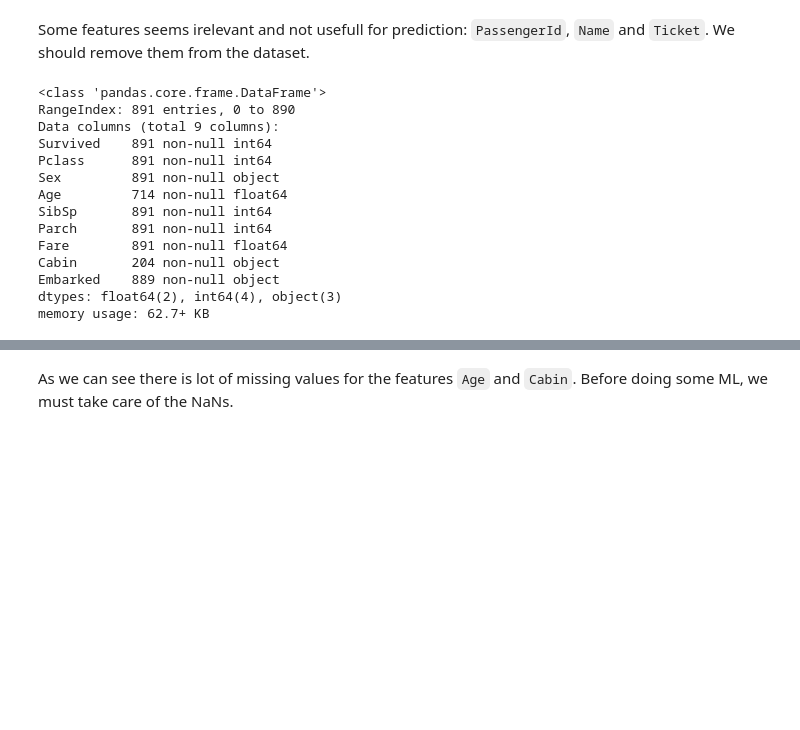
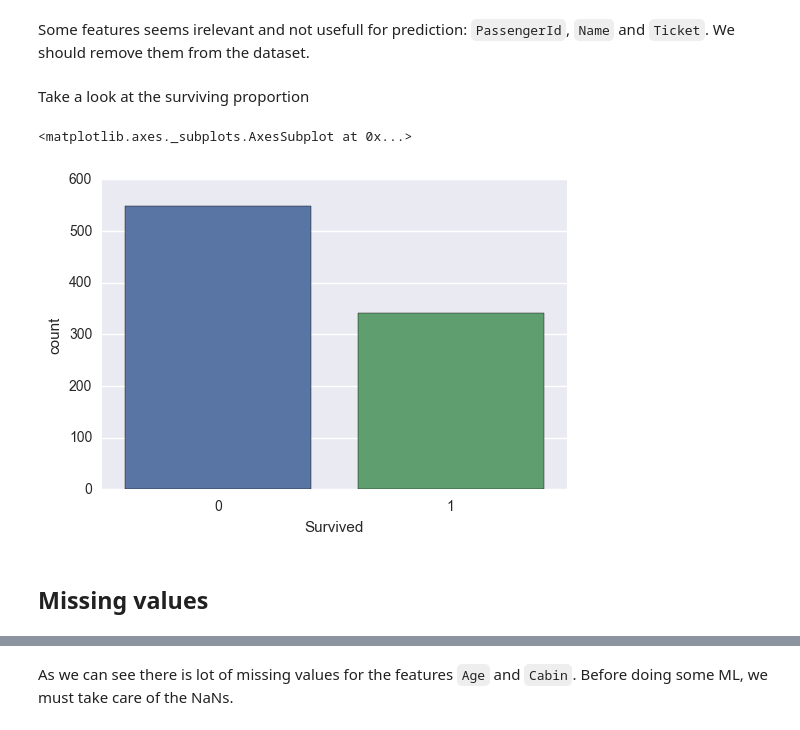
Before and after one commit to ELYSE-5/initiation-ML, a Jupyter notebook: notebook/Get the Data (A New Hope).ipynb, the cells around one changed output, grey strips where cells are left out. Saved outputs shown, nothing was run; the diff lists cells and outputs as text; code cells hidden in the pictures; blank space fills up the shorter version.

```diff
--- a/notebook/Get the Data (A New Hope).ipynb
+++ b/notebook/Get the Data (A New Hope).ipynb
@@ -32,17 +39,9 @@ data_train = data_train.drop(drop_features, axis=1)
-# %%
-data_train.info()
-# %% [output]
-<class 'pandas.core.frame.DataFrame'>
-RangeIndex: 891 entries, 0 to 890
-Data columns (total 9 columns):
-Survived    891 non-null int64
-Pclass      891 non-null int64
-Sex         891 non-null object
-Age         714 non-null float64
-SibSp       891 non-null int64
-Parch       891 non-null int64
-Fare        891 non-null float64
-Cabin       204 non-null object
-Embarked    889 non-null object
-dtypes: float64(2), int64(4), object(3)
-memory usage: 62.7+ KB
+# %% [markdown]
+Take a look at the surviving proportion
+# %%
+sns.countplot(x=target, data=data_train)
+# %% [output]
+<matplotlib.axes._subplots.AxesSubplot at 0x...>
+[figure, added]
+# %% [markdown]
+## Missing values
```
Also changed, not shown: parts of 18 cells of this notebook.
